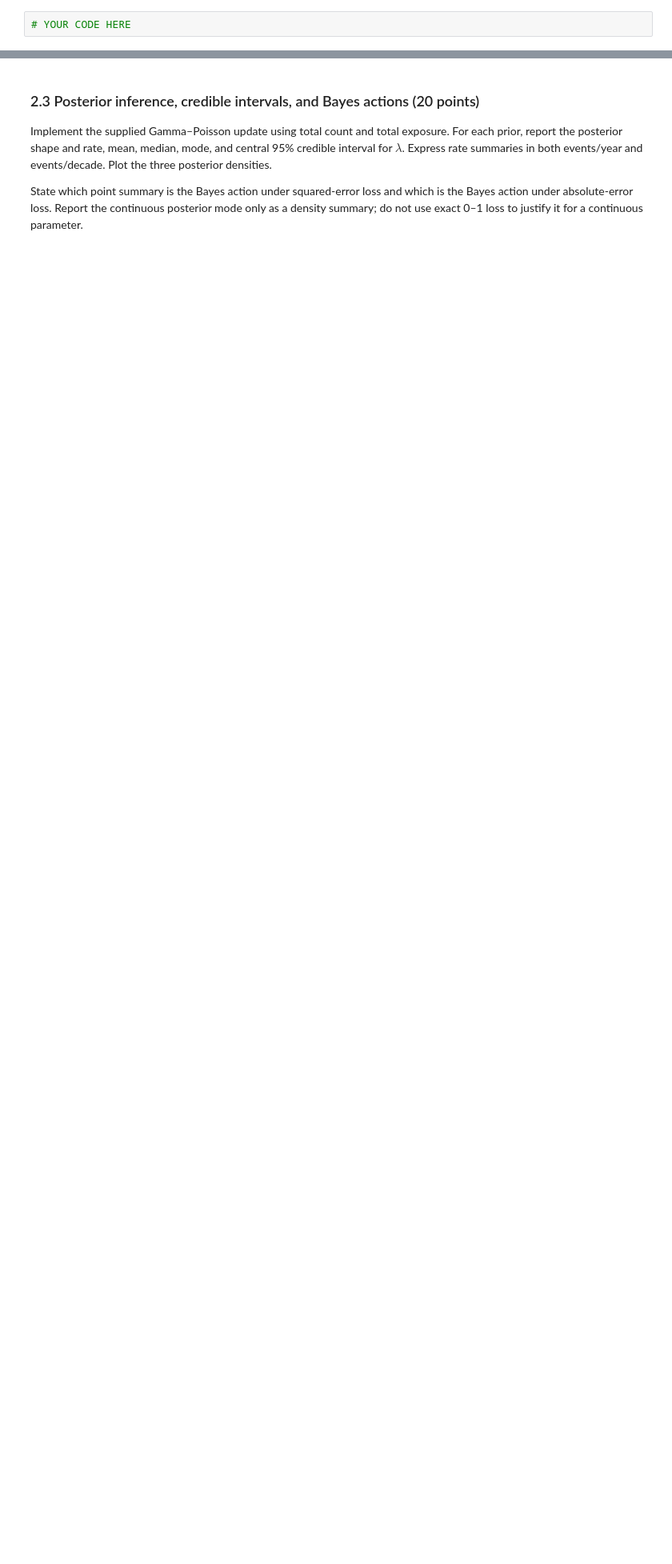
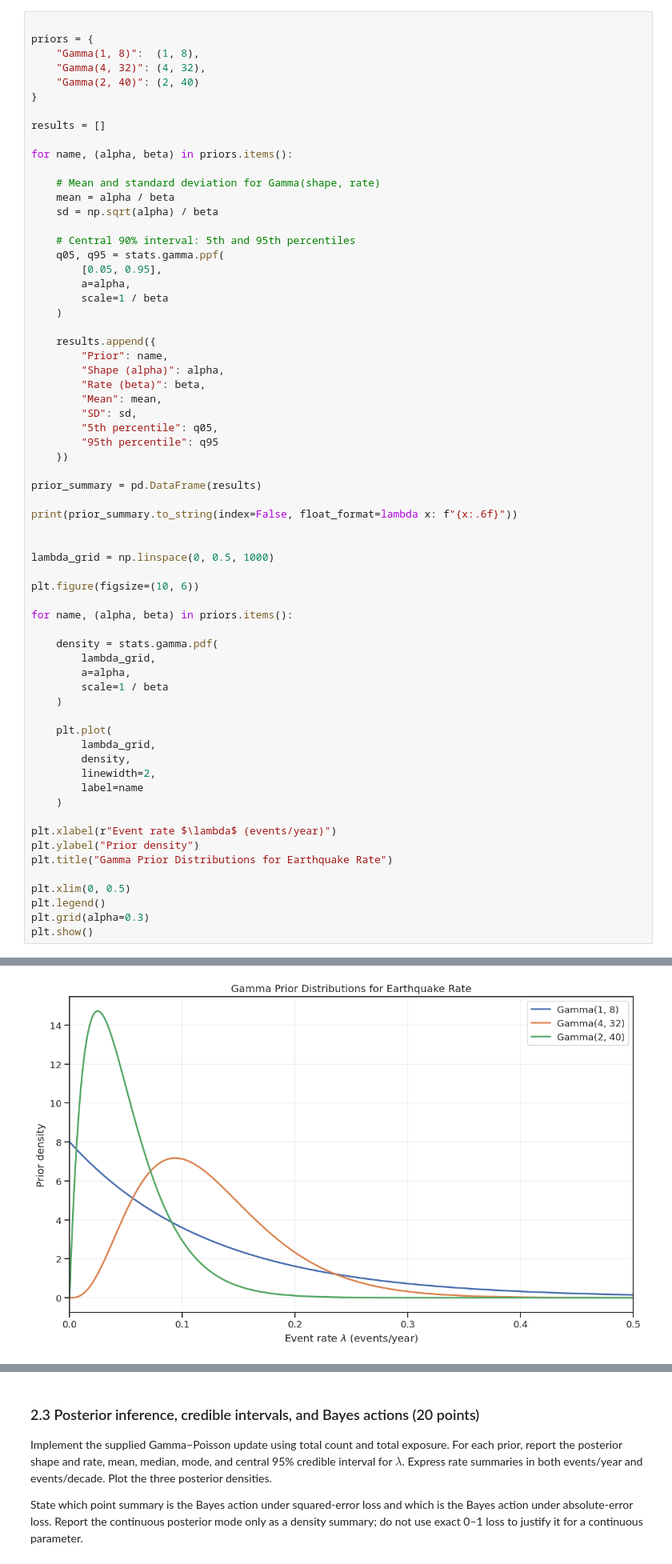
Before and after one commit to Harishteja/ML, a Jupyter notebook: lecturebook/homework/homework-03.ipynb, the cells around one changed output, grey strips where cells are left out. Shown at 80% size. Drawn from its saved outputs; the diff is of its cells as text; blank space fills up the shorter version.

```diff
--- a/lecturebook/homework/homework-03.ipynb
+++ b/lecturebook/homework/homework-03.ipynb
@@ -1243,4 +1419,68 @@ events/year. Plot all three densities on a common, readable rate range.
 Explain why the first prior is exponential and how the first two priors can
 have the same mean but express different information.
 # %%
-# YOUR CODE HERE
+
+priors = {
+    "Gamma(1, 8)":  (1, 8),
+    "Gamma(4, 32)": (4, 32),
+    "Gamma(2, 40)": (2, 40)
+}
+
+results = []
+
+for name, (alpha, beta) in priors.items():
+
+    # Mean and standard deviation for Gamma(shape, rate)
+    mean = alpha / beta
+    sd = np.sqrt(alpha) / beta
+
+    # Central 90% interval: 5th and 95th percentiles
+    q05, q95 = stats.gamma.ppf(
+        [0.05, 0.95],
+        a=alpha,
+        scale=1 / beta
+    )
+
+    results.append({
+        "Prior": name,
+        "Shape (alpha)": alpha,
+        "Rate (beta)": beta,
+        "Mean": mean,
+        "SD": sd,
+        "5th percentile": q05,
+        "95th percentile": q95
+    })
+
+prior_summary = pd.DataFrame(results)
+
+print(prior_summary.to_string(index=False, float_format=lambda x: f"{x:.6f}"))
+
+
+lambda_grid = np.linspace(0, 0.5, 1000)
+
+plt.figure(figsize=(10, 6))
+
+for name, (alpha, beta) in priors.items():
+
+    density = stats.gamma.pdf(
+        lambda_grid,
+        a=alpha,
+        scale=1 / beta
+    )
+
+    plt.plot(
+        lambda_grid,
+        density,
+        linewidth=2,
+        label=name
+    )
+
+plt.xlabel(r"Event rate $\lambda$ (events/year)")
+plt.ylabel("Prior density")
+plt.title("Gamma Prior Distributions for Earthquake Rate")
+
+plt.xlim(0, 0.5)
+plt.legend()
+plt.grid(alpha=0.3)
+plt.show()
+# %% [output]
@@ -1247 +1491,2 @@ have the same mean but express different information.
+[figure, added]
 # %% [markdown]
```
Also changed, not shown: parts of 9 cells of this notebook.
